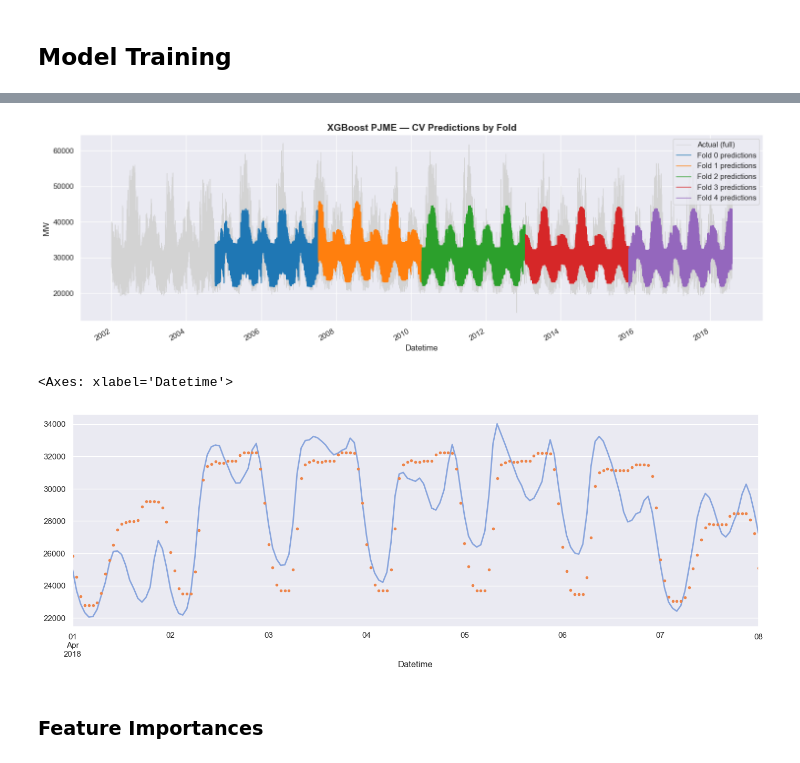
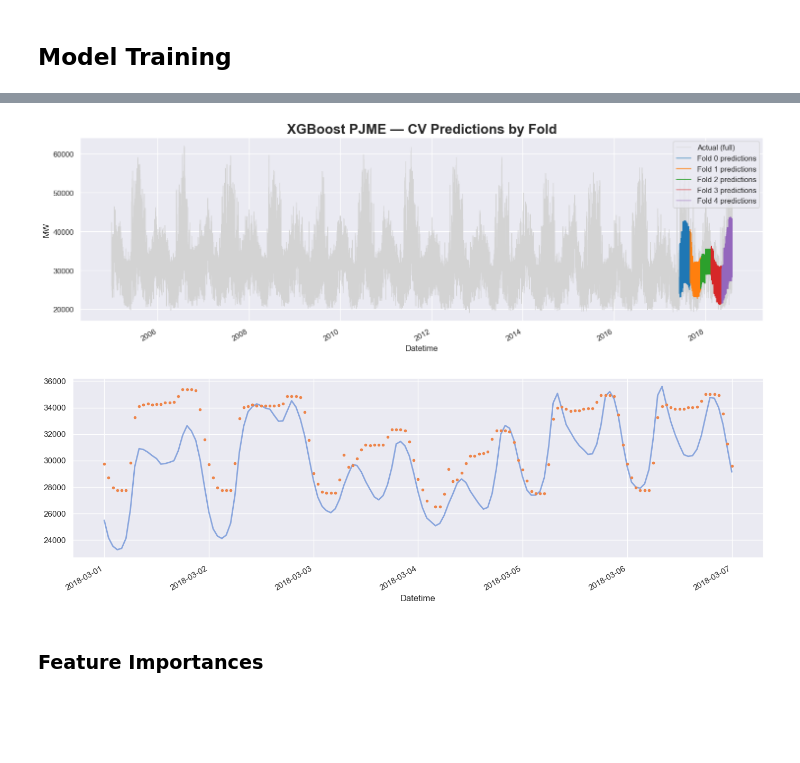
Before and after one commit to lokejer/pjme-hourly-forecast, a Jupyter notebook: main.ipynb, the cells around one changed output, grey strips where cells are left out. Cells and saved outputs as stored; diff of their text form; code cells hidden in the pictures; blank space fills up the shorter version.

```diff
--- a/main.ipynb
+++ b/main.ipynb
@@ -29,7 +29,7 @@ sns.set_theme(
   palette='muted',
   rc={
     'figure.figsize': (15, 5),
-    'axes.titlesize': 14,
+    'axes.titlesize': 20,
     'axes.titleweight': 'bold',
   }
 )
@@ -72,0 +107,4 @@ plt.show()
+# %%
+# Remove outlier data
+df = df.query("PJME_MW > 19000")
+df.describe().loc[["min", "max"], "PJME_MW"]
@@ -78,10 +120,10 @@ def create_features(df):
   df['hour']       = df.index.hour
   df['dayofweek']  = df.index.dayofweek
   df['month']      = df.index.month
-  # df['quarter']    = df.index.quarter
+  df['quarter']    = df.index.quarter
   df['year']       = df.index.year
   df['dayofyear']  = df.index.dayofyear
-  # df['dayofmonth'] = df.index.day
+  df['dayofmonth'] = df.index.day
   df['weekofyear'] = df.index.isocalendar().week.astype(int)
   return df
 
@@ -115,3 +157,10 @@ plt.show()
 # %% [markdown]
 ## Model Training
+# %%
+tscv = TimeSeriesSplit(
+  test_size=24*7*12,
+  gap=24
+) # 12 weeks per fold
+
+TARGET = 'PJME_MW'
 # %%
@@ -213,9 +263,9 @@ df[TARGET].plot(ax=ax, color='lightgray', label='Actual (full)', linewidth=0.75)
 
 # Overlay each fold's predictions in a distinct color
 colors = plt.cm.tab10.colors
-for fold in predictions['fold'].unique():
-  mask = predictions['fold'] == fold
-  predictions.loc[mask, 'predicted'].plot(
+for fold in predictions_raw['fold'].unique():
+  mask = predictions_raw['fold'] == fold
+  predictions_raw.loc[mask, 'predicted'].plot(
     ax=ax, color=colors[fold], label=f'Fold {fold} predictions', linewidth=1
   )
 
@@ -226,17 +276,20 @@ ax.legend()
 plt.tight_layout()
 plt.show()
 # %% [output]
-[figure, old version]
+[figure, new version]
 # %%
-mask = (predictions.index >= '2018-04-01') & (predictions.index <= '2018-04-08')
-predictions.loc[mask, "actual"].plot(linewidth=2, alpha=0.6)
-predictions.loc[mask, "predicted"].plot(
+YEAR = 2018
+MONTH = 3
+
+mask = (predictions_raw.index >= f'{YEAR}-{MONTH}-01') & (predictions_raw.index <= f'{YEAR}-{MONTH}-07')
+predictions_raw.loc[mask, "actual"].plot(linewidth=2, alpha=0.6)
+predictions_raw.loc[mask, "predicted"].plot(
   style=".",
   linewidth=3
 )
+plt.show()
 # %% [output]
-<Axes: xlabel='Datetime'>
-[figure, old version]
+[figure, new version]
 # %% [markdown]
 ### Feature Importances
 # %%
```
Also changed, not shown: parts of 28 cells of this notebook.
